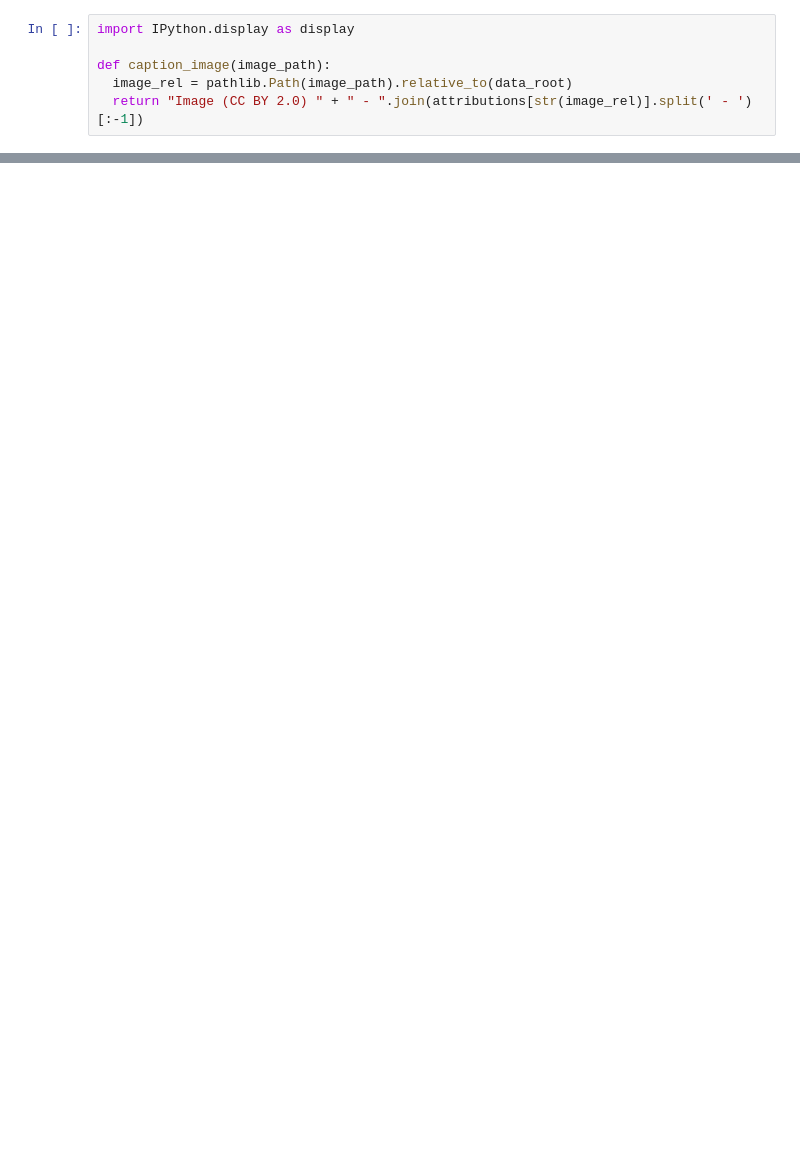
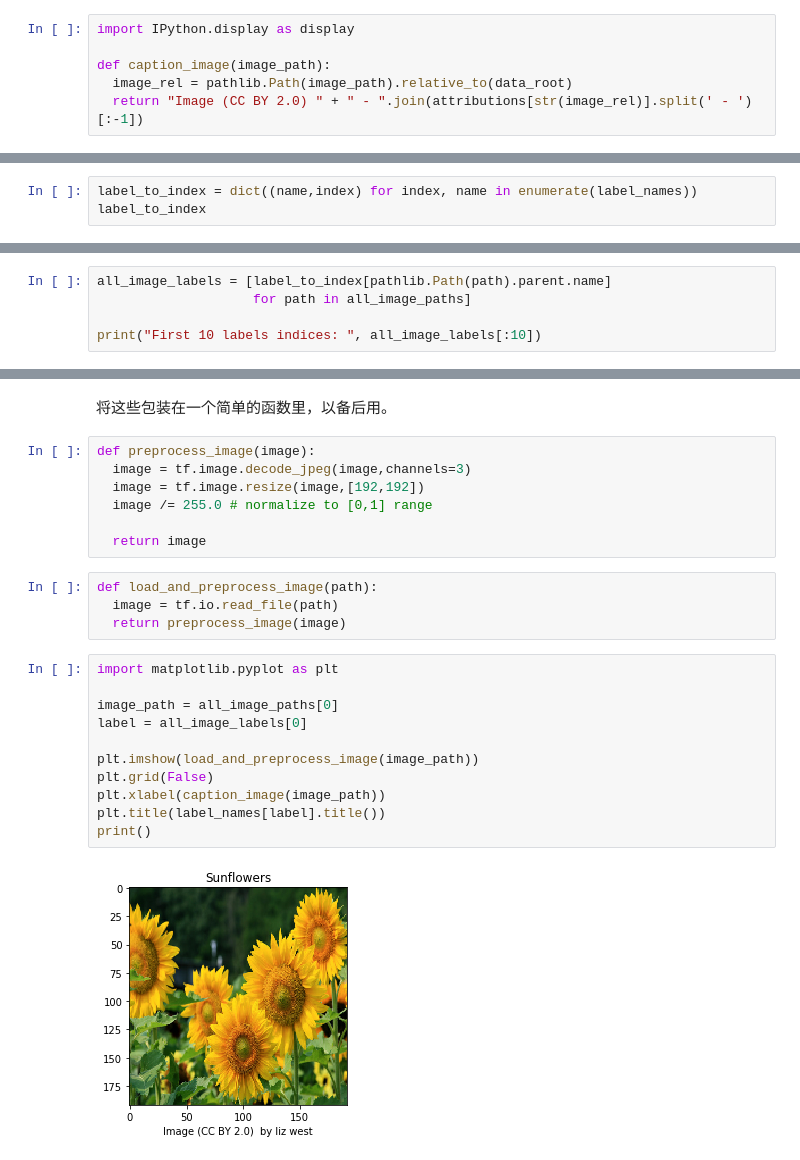
Before and after one commit to 515074431/tensorflow-study-notes, a Jupyter notebook: 加载图像.ipynb, the cells around one changed output, grey strips where cells are left out. Drawn from its saved outputs; the diff is of its cells as text; blank space fills up the shorter version.

```diff
--- a/加载图像.ipynb
+++ b/加载图像.ipynb
@@ -110,0 +144,3 @@ Image (CC BY 2.0)  by Tony Court
+# %%
+label_to_index = dict((name,index) for index, name in enumerate(label_names))
+label_to_index
@@ -110,0 +151,5 @@ Image (CC BY 2.0)  by Tony Court
+# %%
+all_image_labels = [label_to_index[pathlib.Path(path).parent.name]
+                    for path in all_image_paths]
+
+print("First 10 labels indices: ", all_image_labels[:10])
@@ -110,0 +195,26 @@ Image (CC BY 2.0)  by Tony Court
+# %% [markdown]
+将这些包装在一个简单的函数里，以备后用。
+# %%
+def preprocess_image(image):
+  image = tf.image.decode_jpeg(image,channels=3)
+  image = tf.image.resize(image,[192,192])
+  image /= 255.0 # normalize to [0,1] range
+
+  return image
+# %%
+def load_and_preprocess_image(path):
+  image = tf.io.read_file(path)
+  return preprocess_image(image)
+# %%
+import matplotlib.pyplot as plt
+
+image_path = all_image_paths[0]
+label = all_image_labels[0]
+
+plt.imshow(load_and_preprocess_image(image_path))
+plt.grid(False)
+plt.xlabel(caption_image(image_path))
+plt.title(label_names[label].title())
+print()
+# %% [output]
+[figure, added]
```
Also changed, not shown: parts of 95 cells of this notebook.
